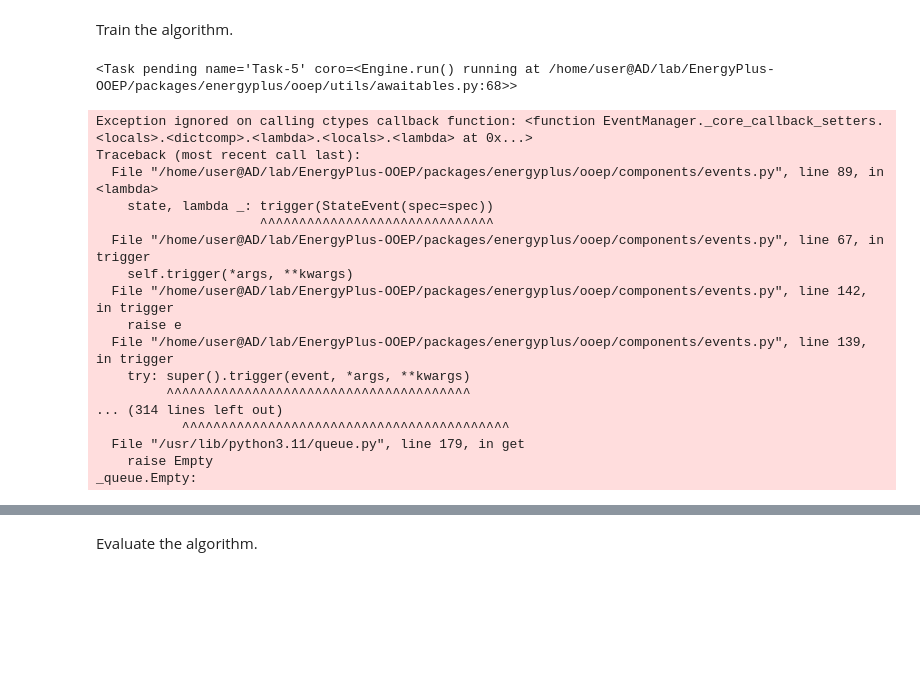
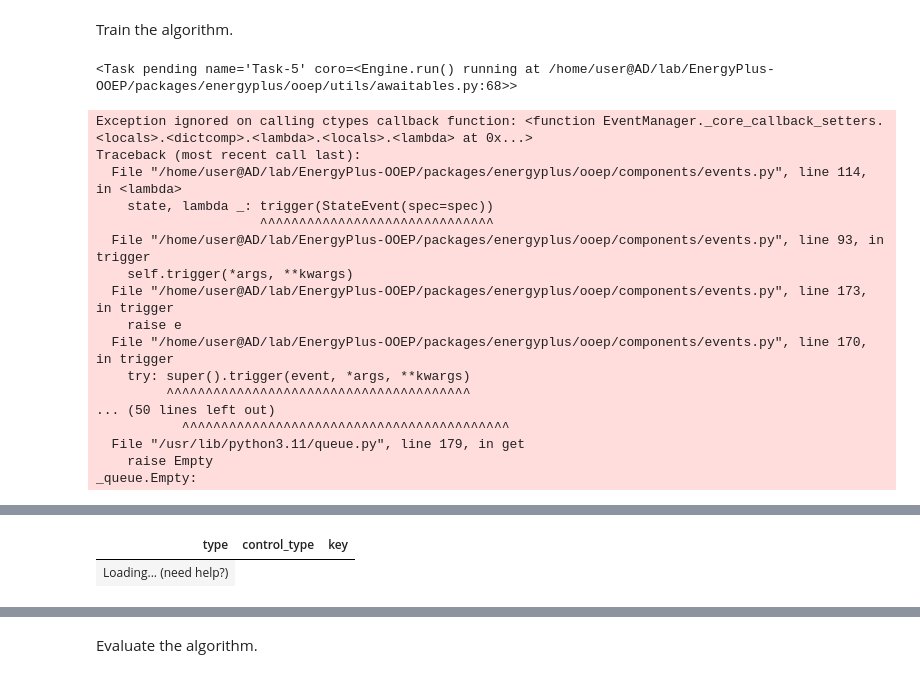
Before and after one commit to BuildingGym/controllables-energyplus, a Jupyter notebook: docs/energyplus/ooep/content/examples/10_rl.ipynb, the cells around one changed output, grey strips where cells are left out. Saved outputs shown, nothing was run; the diff lists cells and outputs as text; code cells hidden in the pictures; blank space fills up the shorter version.

```diff
--- a/docs/energyplus/ooep/content/examples/10_rl.ipynb
+++ b/docs/energyplus/ooep/content/examples/10_rl.ipynb
@@ -9,38 +9,31 @@ TODO description
 # %% [markdown]
 Kickstart the simulation.
 # %%
-#import logging as _logging_
-#_logging_.basicConfig(level='INFO')
-#from energyplus.ooep.addons.logging import MessageLogger
-
-from energyplus.ooep.addons.logging import ProgressLogger
-
 from energyplus.ooep import (
     World,
-    Model,
-    Weather,
-    Report,
+    #InputModel,
+    #WeatherModel,
+    #Report,
+    Actuator,
+    OutputVariable,
 )
 
 from energyplus.dataset.basic import dataset as _epds_
 
 simulator = World(
-    input=World.InputSpecs(
-        model=(
+    input=World.Specs.Input(
+        input=(
             _epds_.models / 'ASHRAE901_OfficeLarge_STD2019_Denver_Chiller205_Detailed.idf'
         ),
         weather=(_epds_.weathers / 'USA_CO_Denver-Aurora-Buckley.AFB.724695_TMY3.epw'),
     ),
-    output=World.OutputSpecs(
+    output=World.Specs.Output(
         #report=('/tmp/ooep-report-9e1287d2-8e75-4cf5-bbc5-f76580b56a69'),
     ),
-    options=World.RuntimeOptions(
+    runtime=World.Specs.Runtime(
         recurring=True,
         #design_day=True,
     ),
-).add(
-    ProgressLogger(),
-    #MessageLogger(),
 )
 # %% [markdown]
 Configure the controller (an RLlib algorithm).
@@ -136,18 +139,26 @@ simulator.awaitable.run()
 <Task pending name='Task-5' coro=<Engine.run() running at /home/user@AD/lab/EnergyPlus-OOEP/packages/energyplus/ooep/utils/awaitables.py:68>>
 Exception ignored on calling ctypes callback function: <function EventManager._core_callback_setters.<locals>.<dictcomp>.<lambda>.<locals>.<lambda> at 0x...>
 Traceback (most recent call last):
-  File "/home/user@AD/lab/EnergyPlus-OOEP/packages/energyplus/ooep/components/events.py", line 89, in <lambda>
+  File "/home/user@AD/lab/EnergyPlus-OOEP/packages/energyplus/ooep/components/events.py", line 114, in <lambda>
     state, lambda _: trigger(StateEvent(spec=spec))
                      ^^^^^^^^^^^^^^^^^^^^^^^^^^^^^^
-  File "/home/user@AD/lab/EnergyPlus-OOEP/packages/energyplus/ooep/components/events.py", line 67, in trigger
+  File "/home/user@AD/lab/EnergyPlus-OOEP/packages/energyplus/ooep/components/events.py", line 93, in trigger
     self.trigger(*args, **kwargs)
-  File "/home/user@AD/lab/EnergyPlus-OOEP/packages/energyplus/ooep/components/events.py", line 142, in trigger
+  File "/home/user@AD/lab/EnergyPlus-OOEP/packages/energyplus/ooep/components/events.py", line 173, in trigger
     raise e
-  File "/home/user@AD/lab/EnergyPlus-OOEP/packages/energyplus/ooep/components/events.py", line 139, in trigger
+  File "/home/user@AD/lab/EnergyPlus-OOEP/packages/energyplus/ooep/components/events.py", line 170, in trigger
     try: super().trigger(event, *args, **kwargs)
          ^^^^^^^^^^^^^^^^^^^^^^^^^^^^^^^^^^^^^^^
-... (314 lines left out)
+... (50 lines left out)
            ^^^^^^^^^^^^^^^^^^^^^^^^^^^^^^^^^^^^^^^^^^
   File "/usr/lib/python3.11/queue.py", line 179, in get
     raise Empty
 _queue.Empty:
+# %%
+# TODO tree view
+import pandas as _pandas_
+import itables as _itables_
+_itables_.init_notebook_mode(all_interactive=True)
+
+_pandas_.DataFrame(simulator.variables.keys().group(type)[Actuator.Ref])
+# %% [output]
@@ -153,0 +166,2 @@ _queue.Empty:
+| type | control_type | key |
+| Loading... (need help?) |
```
Also changed, not shown: parts of 8 cells of this notebook, 37 other files.
